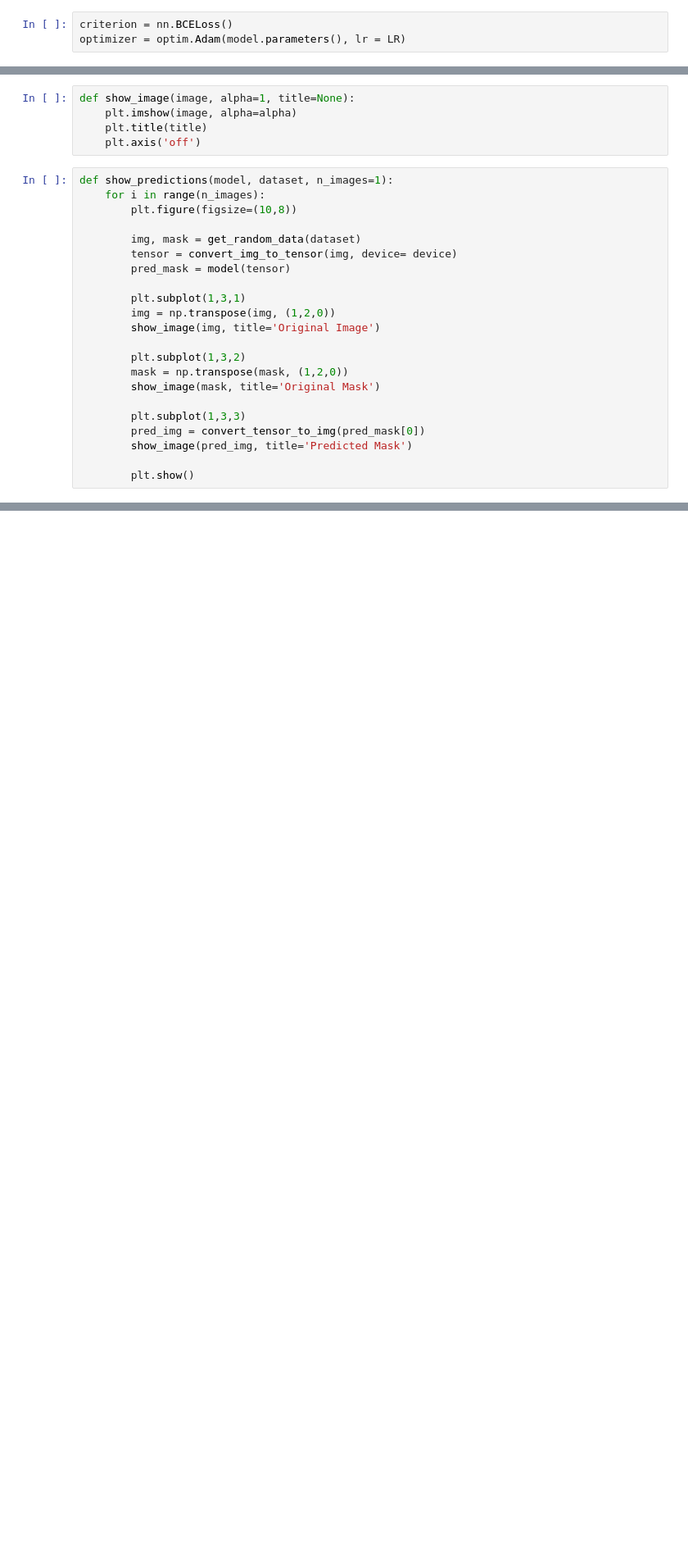
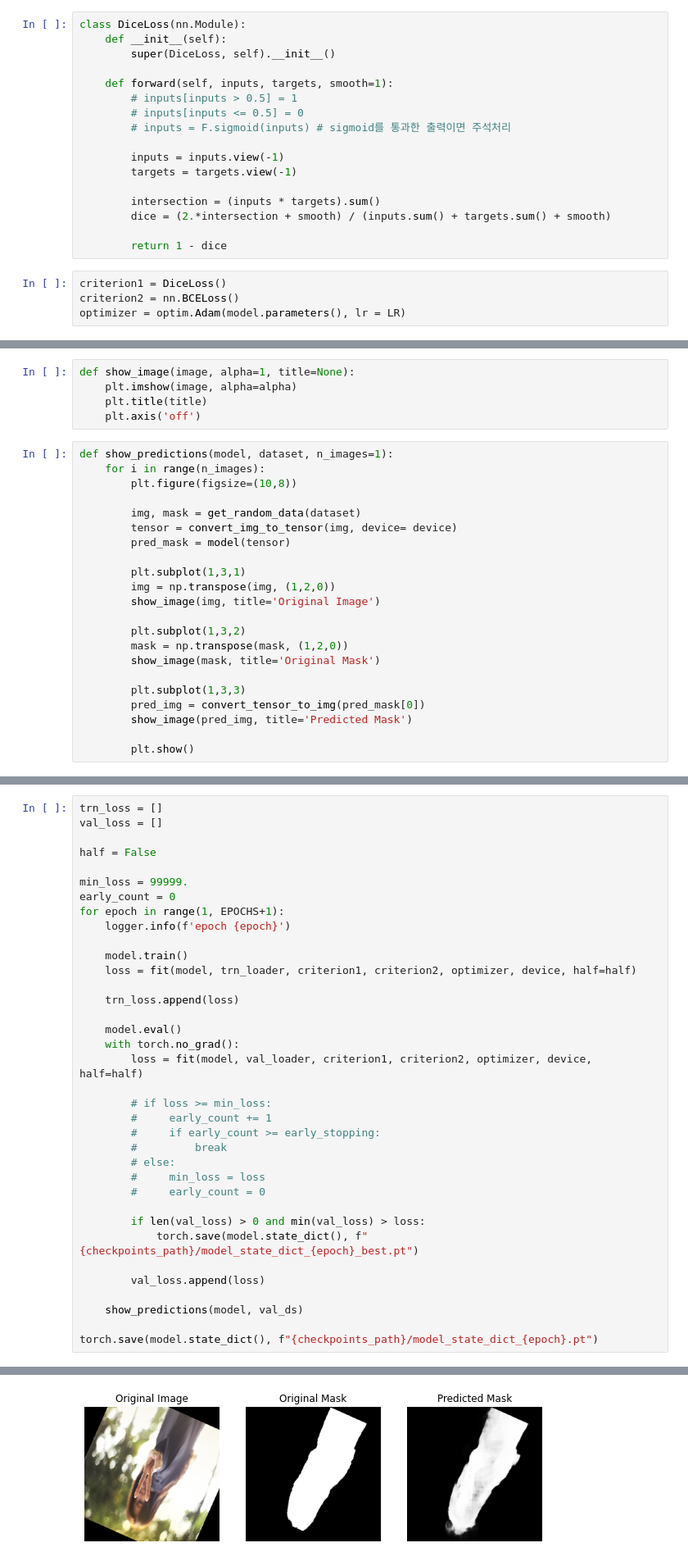
Before and after one commit to dataignitelab/iot_ai_model, a Jupyter notebook: model/pytorch/unet/Untitled.ipynb, the cells around one changed output, grey strips where cells are left out. Shown at 82% size. Saved outputs shown, nothing was run; the diff lists cells and outputs as text; blank space fills up the shorter version.

```diff
--- a/model/pytorch/unet/Untitled.ipynb
+++ b/model/pytorch/unet/Untitled.ipynb
@@ -55,4 +55,22 @@ logger.info(f'loaded model (params {params_cnt})')
+# %%
+class DiceLoss(nn.Module):
+    def __init__(self):
+        super(DiceLoss, self).__init__()
+
+    def forward(self, inputs, targets, smooth=1):
+        # inputs[inputs > 0.5] = 1
+        # inputs[inputs <= 0.5] = 0
+        # inputs = F.sigmoid(inputs) # sigmoid를 통과한 출력이면 주석처리
+
+        inputs = inputs.view(-1)
+        targets = targets.view(-1)
+
+        intersection = (inputs * targets).sum()
+        dice = (2.*intersection + smooth) / (inputs.sum() + targets.sum() + smooth)
+
+        return 1 - dice
 # %%
-criterion = nn.BCELoss()
+criterion1 = DiceLoss()
+criterion2 = nn.BCELoss()
 optimizer = optim.Adam(model.parameters(), lr = LR)
 # %%
@@ -226,0 +152,37 @@ image.shape
+# %%
+trn_loss = []
+val_loss = []
+
+half = False
+
+min_loss = 99999.
+early_count = 0
+for epoch in range(1, EPOCHS+1):
+    logger.info(f'epoch {epoch}')
+
+    model.train()
+    loss = fit(model, trn_loader, criterion1, criterion2, optimizer, device, half=half)
+
+    trn_loss.append(loss)
+
+    model.eval()
+    with torch.no_grad():
+        loss = fit(model, val_loader, criterion1, criterion2, optimizer, device, half=half)
+
+        # if loss >= min_loss:
+        #     early_count += 1
+        #     if early_count >= early_stopping:
+        #         break
+        # else:
+        #     min_loss = loss
+        #     early_count = 0
+
+        if len(val_loss) > 0 and min(val_loss) > loss:
+            torch.save(model.state_dict(), f"{checkpoints_path}/model_state_dict_{epoch}_best.pt")
+
+        val_loss.append(loss)
+
+    show_predictions(model, val_ds)
+
+torch.save(model.state_dict(), f"{checkpoints_path}/model_state_dict_{epoch}.pt")
+# %% [output]
@@ -226,0 +191 @@ image.shape
+[figure, added]
```
Also changed, not shown: parts of 21 cells of this notebook, 5 other files.
